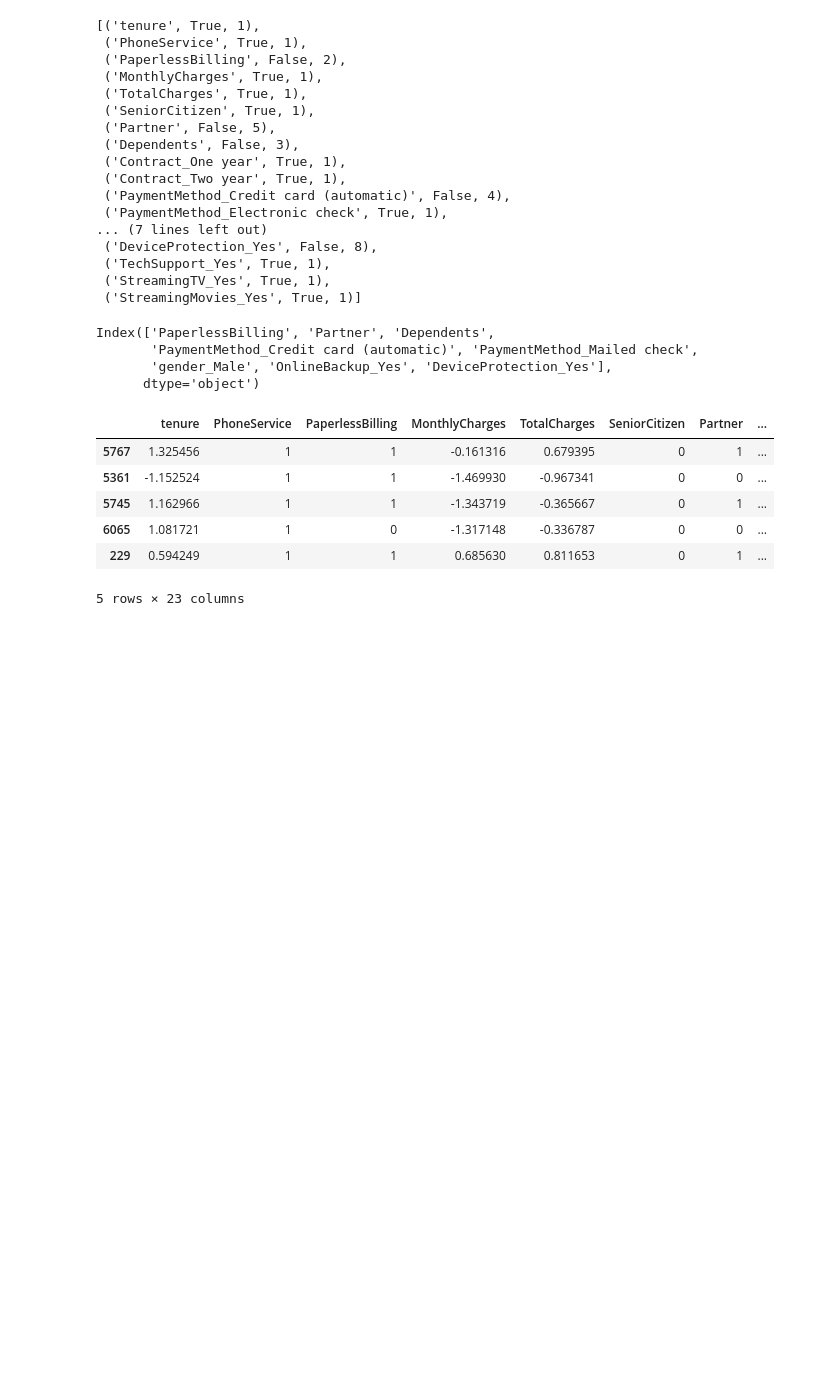
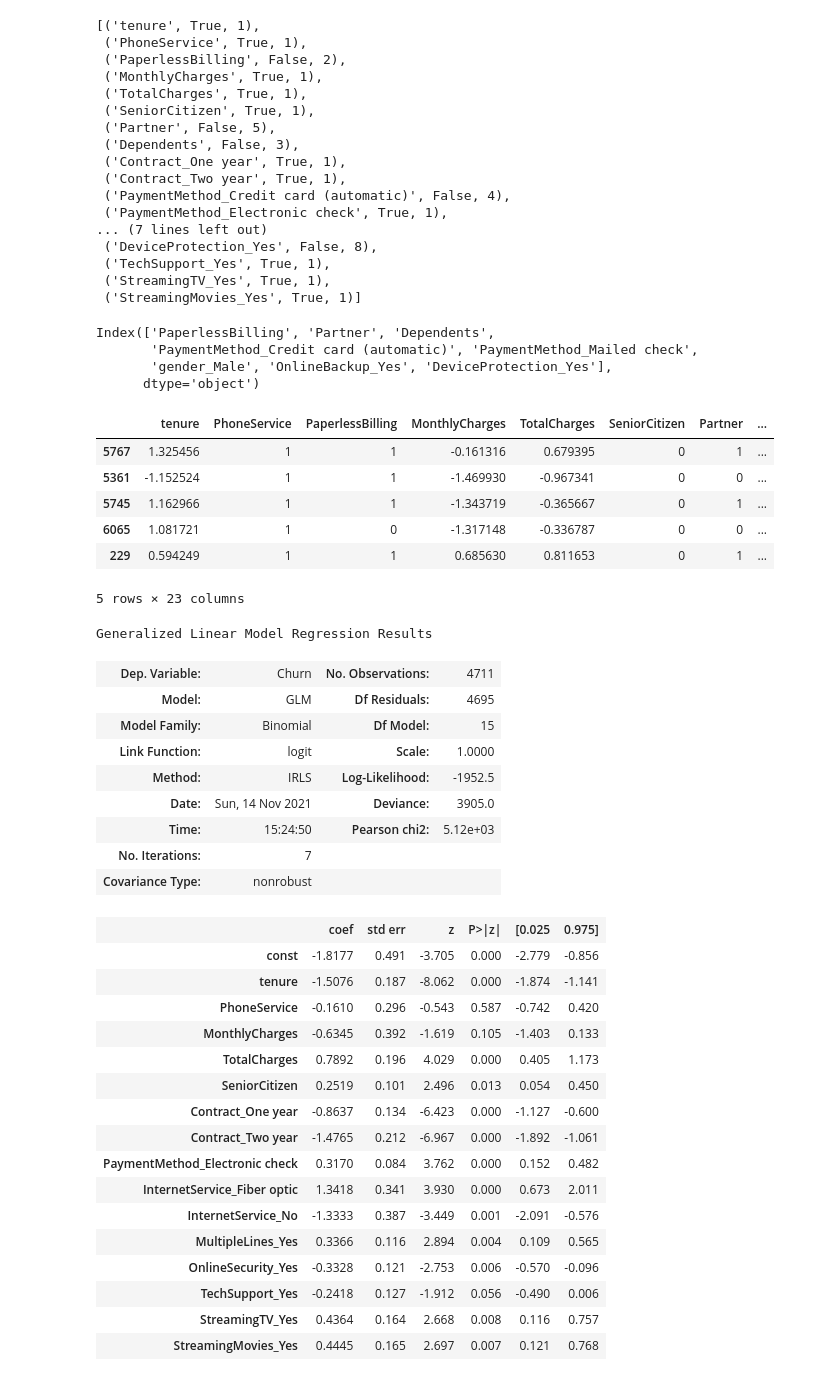
Before and after one commit to MIghtykukulkan/datascience, a Jupyter notebook: machine-learning/logistic_regression/logistic_practice.ipynb, the cells around one changed output. Saved outputs shown, nothing was run; the diff lists cells and outputs as text; code cells hidden in the pictures; blank space fills up the shorter version.

```diff
--- a/machine-learning/logistic_regression/logistic_practice.ipynb
+++ b/machine-learning/logistic_regression/logistic_practice.ipynb
@@ -480,3 +480,36 @@ X_train.head()
 | 6065 | 1.081721 | 1 | 0 | -1.317148 | -0.336787 | 0 | 0 | ... |
 | 229 | 0.594249 | 1 | 1 | 0.685630 | 0.811653 | 0 | 1 | ... |
 5 rows × 23 columns
+# %%
+X_train_sm = sm.add_constant(X_train[col])
+logm2 = sm.GLM(y_train,X_train_sm, family = sm.families.Binomial())
+res = logm2.fit()
+res.summary()
+# %% [output]
+Generalized Linear Model Regression Results
+| Dep. Variable: | Churn | No. Observations: | 4711 |
+| Model: | GLM | Df Residuals: | 4695 |
+| Model Family: | Binomial | Df Model: | 15 |
+| Link Function: | logit | Scale: | 1.0000 |
+| Method: | IRLS | Log-Likelihood: | -1952.5 |
+| Date: | Sun, 14 Nov 2021 | Deviance: | 3905.0 |
+| Time: | 15:24:50 | Pearson chi2: | 5.12e+03 |
+| No. Iterations: | 7 |  |  |
+| Covariance Type: | nonrobust |  |  |
+|  | coef | std err | z | P>|z| | [0.025 | 0.975] |
+| const | -1.8177 | 0.491 | -3.705 | 0.000 | -2.779 | -0.856 |
+| tenure | -1.5076 | 0.187 | -8.062 | 0.000 | -1.874 | -1.141 |
+| PhoneService | -0.1610 | 0.296 | -0.543 | 0.587 | -0.742 | 0.420 |
+| MonthlyCharges | -0.6345 | 0.392 | -1.619 | 0.105 | -1.403 | 0.133 |
+| TotalCharges | 0.7892 | 0.196 | 4.029 | 0.000 | 0.405 | 1.173 |
+| SeniorCitizen | 0.2519 | 0.101 | 2.496 | 0.013 | 0.054 | 0.450 |
+| Contract_One year | -0.8637 | 0.134 | -6.423 | 0.000 | -1.127 | -0.600 |
+| Contract_Two year | -1.4765 | 0.212 | -6.967 | 0.000 | -1.892 | -1.061 |
+| PaymentMethod_Electronic check | 0.3170 | 0.084 | 3.762 | 0.000 | 0.152 | 0.482 |
+| InternetService_Fiber optic | 1.3418 | 0.341 | 3.930 | 0.000 | 0.673 | 2.011 |
+| InternetService_No | -1.3333 | 0.387 | -3.449 | 0.001 | -2.091 | -0.576 |
+| MultipleLines_Yes | 0.3366 | 0.116 | 2.894 | 0.004 | 0.109 | 0.565 |
+| OnlineSecurity_Yes | -0.3328 | 0.121 | -2.753 | 0.006 | -0.570 | -0.096 |
+| TechSupport_Yes | -0.2418 | 0.127 | -1.912 | 0.056 | -0.490 | 0.006 |
+| StreamingTV_Yes | 0.4364 | 0.164 | 2.668 | 0.008 | 0.116 | 0.757 |
+| StreamingMovies_Yes | 0.4445 | 0.165 | 2.697 | 0.007 | 0.121 | 0.768 |
```
Also changed, not shown: parts of 12 cells of this notebook.
